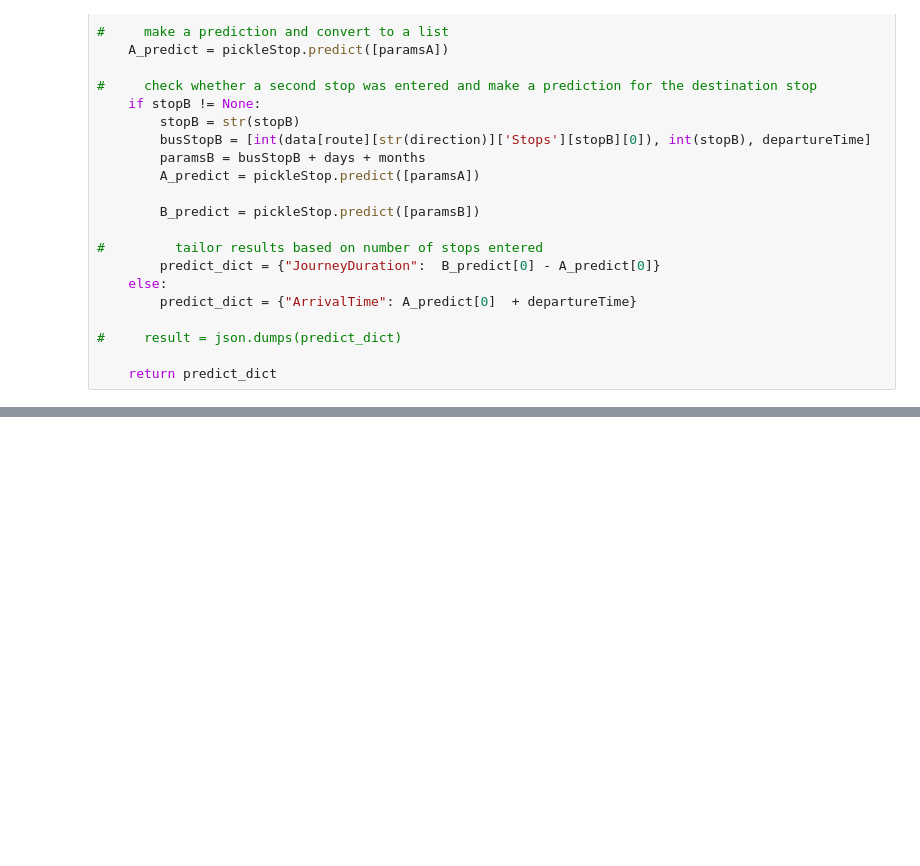
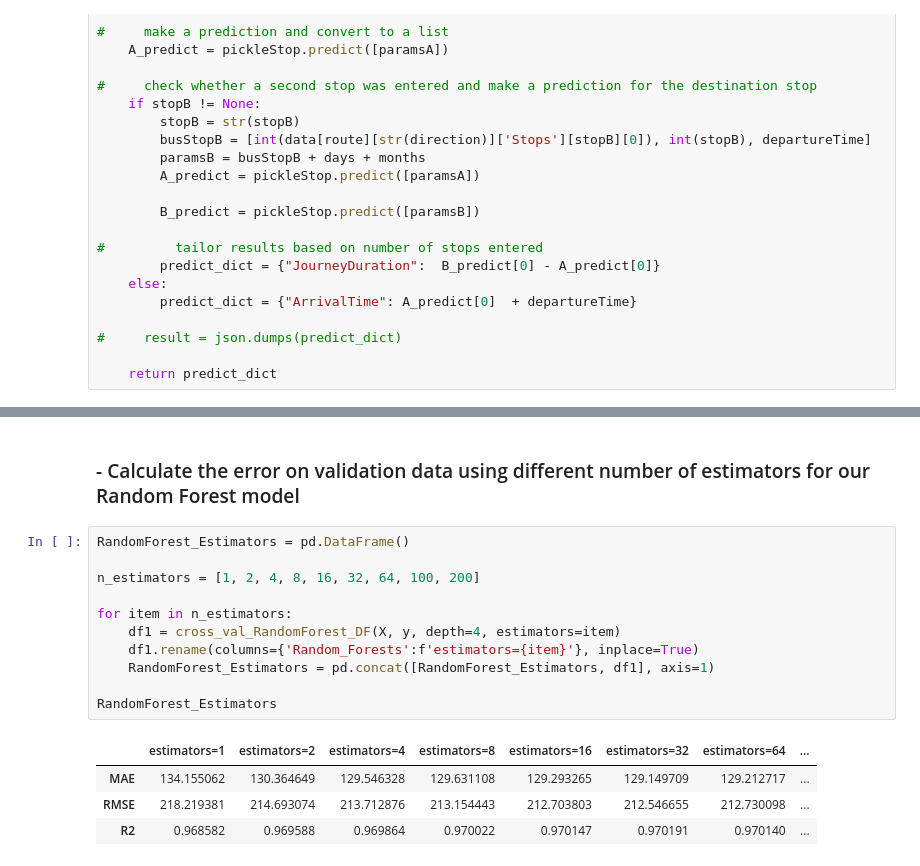
Before and after one commit to danhws/Dublin_Bus_App, a Jupyter notebook: data/Stops_Modelling.ipynb, the cells around one changed output, grey strips where cells are left out. Saved outputs shown, nothing was run; the diff lists cells and outputs as text; blank space fills up the shorter version.

```diff
--- a/data/Stops_Modelling.ipynb
+++ b/data/Stops_Modelling.ipynb
@@ -1054,0 +1216,18 @@ busPrediction('1', 0, 226, 44964, 2, 10)
+# %% [markdown]
+### - Calculate the error on validation data using different number of estimators for our Random Forest model
+# %%
+RandomForest_Estimators = pd.DataFrame()
+
+n_estimators = [1, 2, 4, 8, 16, 32, 64, 100, 200]
+
+for item in n_estimators:
+    df1 = cross_val_RandomForest_DF(X, y, depth=4, estimators=item)
+    df1.rename(columns={'Random_Forests':f'estimators={item}'}, inplace=True)
+    RandomForest_Estimators = pd.concat([RandomForest_Estimators, df1], axis=1)
+
+RandomForest_Estimators
+# %% [output]
+|  | estimators=1 | estimators=2 | estimators=4 | estimators=8 | estimators=16 | estimators=32 | estimators=64 | ... |
+| MAE | 134.155062 | 130.364649 | 129.546328 | 129.631108 | 129.293265 | 129.149709 | 129.212717 | ... |
+| RMSE | 218.219381 | 214.693074 | 213.712876 | 213.154443 | 212.703803 | 212.546655 | 212.730098 | ... |
+| R2 | 0.968582 | 0.969588 | 0.969864 | 0.970022 | 0.970147 | 0.970191 | 0.970140 | ... |
```
Also changed, not shown: parts of 99 cells of this notebook, 3 other files.
